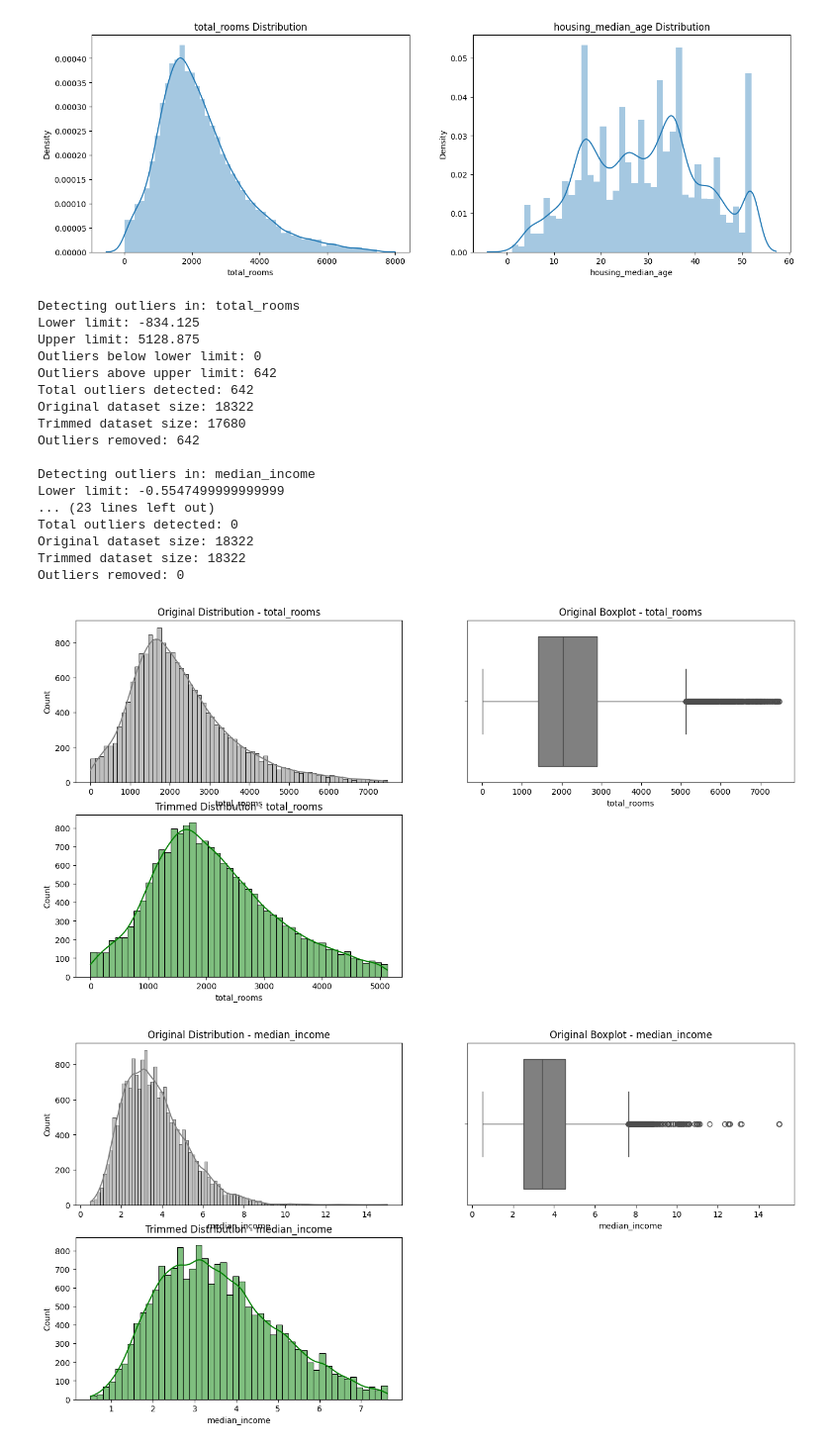
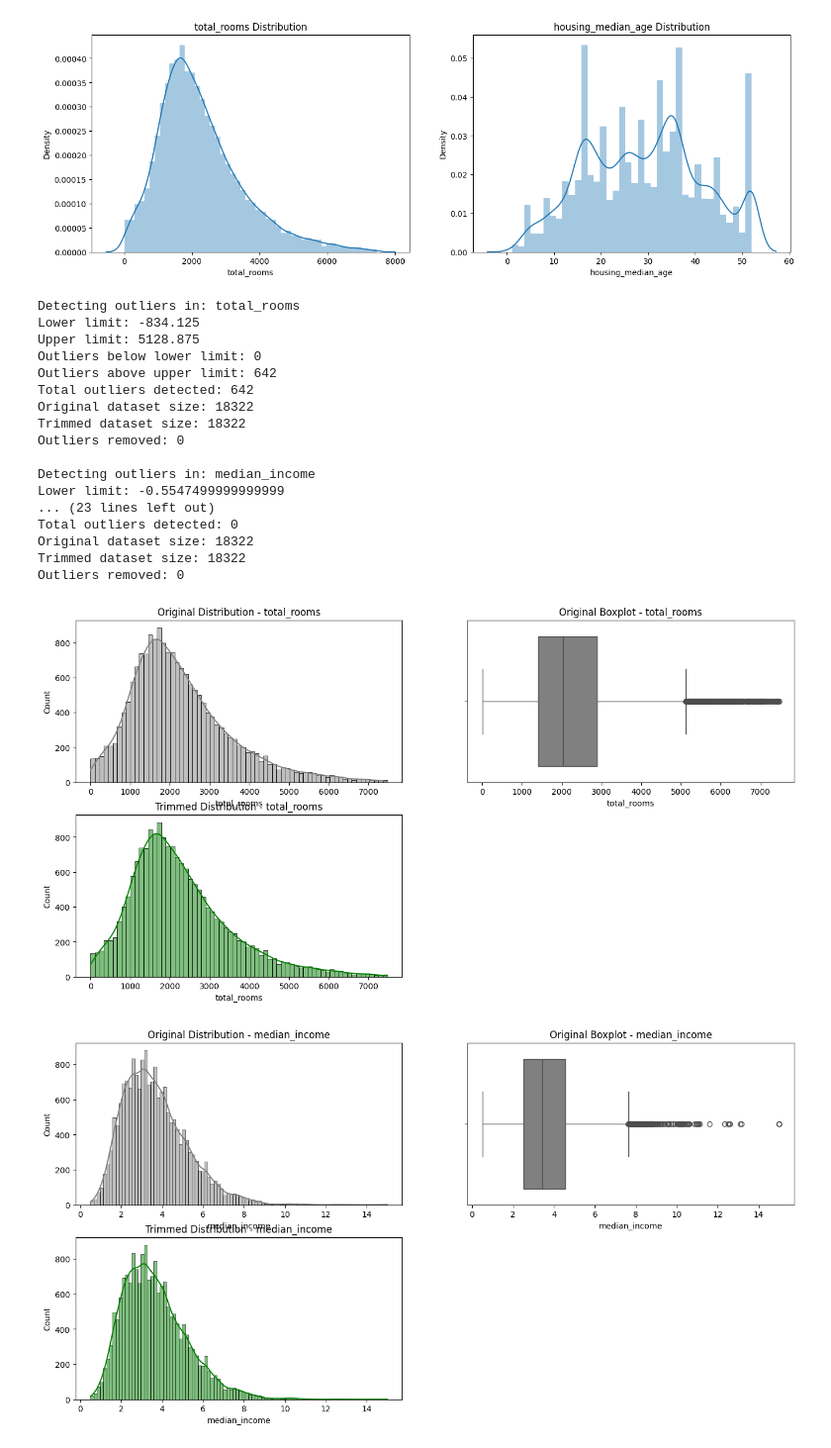
Before and after one commit to RovSveta/Advanced_Data_analytics_2025, a Jupyter notebook: Exercise_project_2/Regression_dataset/iqr_regression.ipynb, the cells around one changed output. Shown at 99% size. Cells and saved outputs as stored; diff of their text form; code cells hidden in the pictures.

```diff
--- a/Exercise_project_2/Regression_dataset/iqr_regression.ipynb
+++ b/Exercise_project_2/Regression_dataset/iqr_regression.ipynb
@@ -84,7 +81,6 @@ https://gist.github.com/mwaskom/de44147ed2974457ad6372750bbe5751
 [figure]
 # %%
 support_vars = ['total_rooms', 'median_income', 'distance_to_nearest_city',"housing_median_age"]
-df_filtered = df.copy()
 
 for var in support_vars:
     print(f"\nDetecting outliers in: {var}")
@@ -109,7 +105,7 @@ for var in support_vars:
     print("Total outliers detected:", len(outliers_below) + len(outliers_above))
 
     # Step 3: Removing Outliers (Trimming):
-    df_trimmed = df[(df[var] >= lower_limit) & (df[var] <= upper_limit)]
+    df_filtered = df_filtered[(df_filtered[var] >= lower_limit) & (df_filtered[var] <= upper_limit)]
 
     print(f"Original dataset size: {df.shape[0]}")
     print(f"Trimmed dataset size: {df_trimmed.shape[0]}")
@@ -120,34 +116,34 @@ for var in support_vars:
     # Original distribution
     plt.subplot(2, 2, 1)
     sns.histplot(df[var], kde=True, color='gray')
     plt.title(f'Original Distribution - {var}')
 
     # Original boxplot
     plt.subplot(2, 2, 2)
     sns.boxplot(x=df[var], color='gray')
     plt.title(f'Original Boxplot - {var}')
 
     # Trimmed distribution
     plt.subplot(2, 2, 3)
     sns.histplot(df_trimmed[var], kde=True, color='green')
     plt.title(f'Trimmed Distribution - {var}')
 # %% [output]
 Detecting outliers in: total_rooms
 Lower limit: -834.125
 Upper limit: 5128.875
 Outliers below lower limit: 0
 Outliers above upper limit: 642
 Total outliers detected: 642
 Original dataset size: 18322
-Trimmed dataset size: 17680
-Outliers removed: 642
+Trimmed dataset size: 18322
+Outliers removed: 0
 
 Detecting outliers in: median_income
 Lower limit: -0.5547499999999999
 ... (23 lines left out)
 Total outliers detected: 0
 Original dataset size: 18322
 Trimmed dataset size: 18322
 Outliers removed: 0
-[figure, old version]
+[figure, new version]
-[figure, old version]
+[figure, new version]
```
Also changed, not shown: parts of 3 cells of this notebook, 5 other files.
